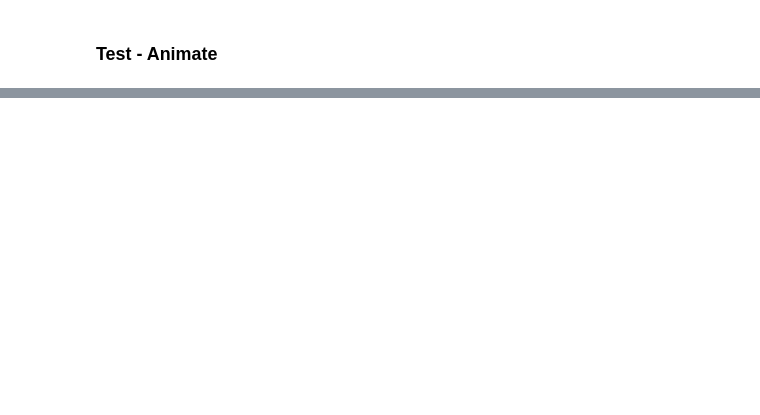
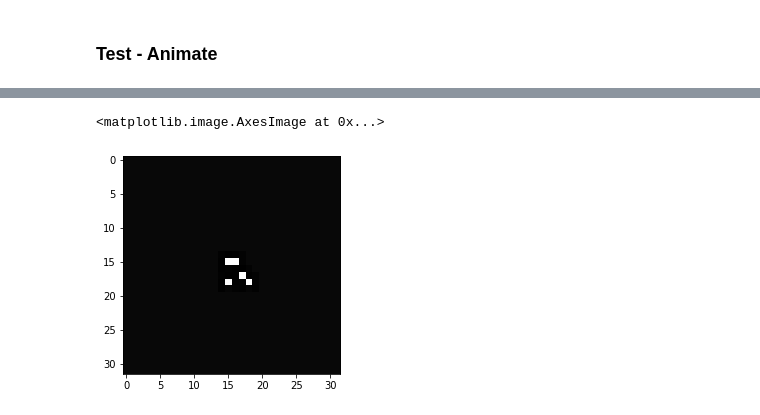
Before and after one commit to Yarlermanden/MultiCellularAutomata, a Jupyter notebook: Experiments/Stable_Moving_CA.ipynb, the cells around one changed output, grey strips where cells are left out. Drawn from its saved outputs; the diff is of its cells as text; code cells hidden in the pictures; blank space fills up the shorter version.

```diff
--- a/Experiments/Stable_Moving_CA.ipynb
+++ b/Experiments/Stable_Moving_CA.ipynb
@@ -166,6 +188,9 @@ IPython.display.HTML(animation.FuncAnimation(fig, animate, frames=1000, interval
 # %%
 state1 = state
-state1 = model(state1)
+state1 = model(state1, 1)
 plt.imshow(state1.reshape(2, 32,32).cpu().detach().numpy()[0], cmap='gray')
+# %% [output]
+<matplotlib.image.AxesImage at 0x...>
+[figure, added]
 # %%
 print(model)
```
Also changed, not shown: parts of 16 cells of this notebook, 2 other files.
